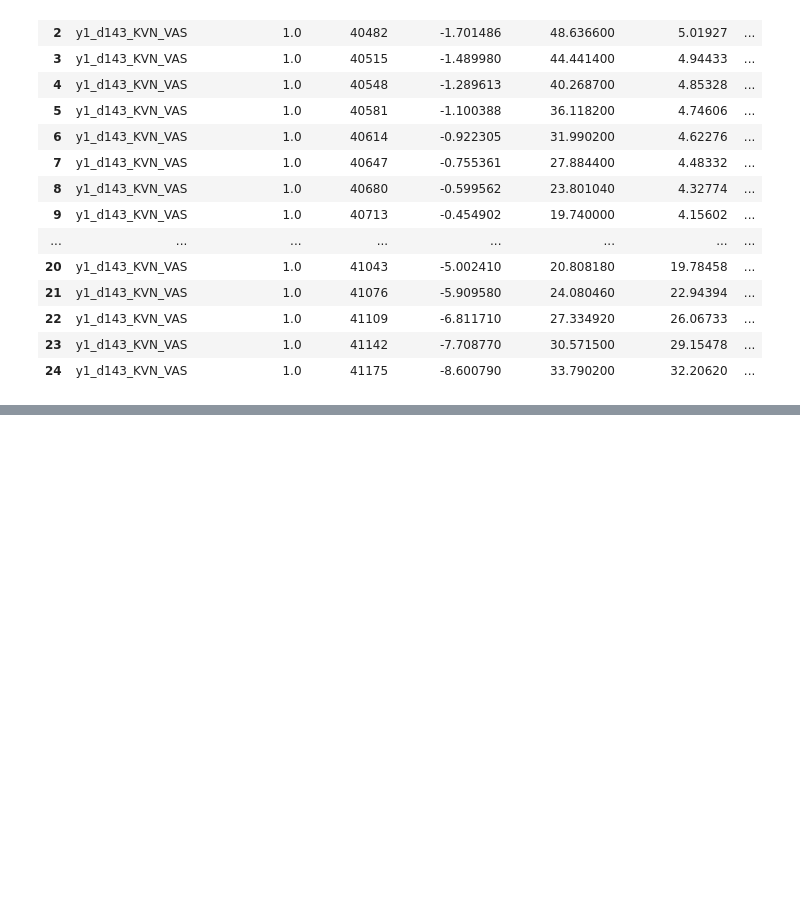
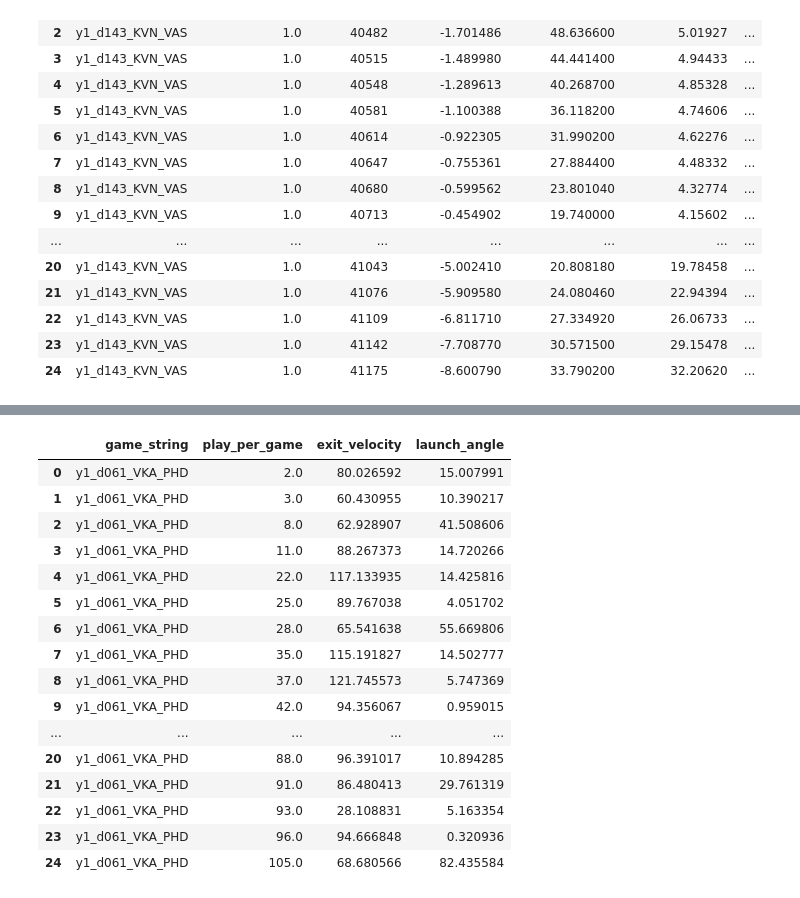
Before and after one commit to TDFelton/FirstPitchFastballFiesta, a Jupyter notebook: data_processing.ipynb, the cells around one changed output, grey strips where cells are left out. Saved outputs shown, nothing was run; the diff lists cells and outputs as text; code cells hidden in the pictures; blank space fills up the shorter version.

```diff
--- a/data_processing.ipynb
+++ b/data_processing.ipynb
@@ -368,0 +375,26 @@ cur.execute(join_event_with_pos)
+# %%
+del_null = """
+DELETE FROM ev_la
+WHERE exit_velocity IS NULL AND launch_angle IS NULL
+"""
+cur.execute(del_null)
+conn.commit()
+pd.read_sql("SELECT * FROM ev_la", conn).head(25)
+# %% [output]
+|  | game_string | play_per_game | exit_velocity | launch_angle |
+| 0 | y1_d061_VKA_PHD | 2.0 | 80.026592 | 15.007991 |
+| 1 | y1_d061_VKA_PHD | 3.0 | 60.430955 | 10.390217 |
+| 2 | y1_d061_VKA_PHD | 8.0 | 62.928907 | 41.508606 |
+| 3 | y1_d061_VKA_PHD | 11.0 | 88.267373 | 14.720266 |
+| 4 | y1_d061_VKA_PHD | 22.0 | 117.133935 | 14.425816 |
+| 5 | y1_d061_VKA_PHD | 25.0 | 89.767038 | 4.051702 |
+| 6 | y1_d061_VKA_PHD | 28.0 | 65.541638 | 55.669806 |
+| 7 | y1_d061_VKA_PHD | 35.0 | 115.191827 | 14.502777 |
+| 8 | y1_d061_VKA_PHD | 37.0 | 121.745573 | 5.747369 |
+| 9 | y1_d061_VKA_PHD | 42.0 | 94.356067 | 0.959015 |
+| ... | ... | ... | ... | ... |
+| 20 | y1_d061_VKA_PHD | 88.0 | 96.391017 | 10.894285 |
+| 21 | y1_d061_VKA_PHD | 91.0 | 86.480413 | 29.761319 |
+| 22 | y1_d061_VKA_PHD | 93.0 | 28.108831 | 5.163354 |
+| 23 | y1_d061_VKA_PHD | 96.0 | 94.666848 | 0.320936 |
+| 24 | y1_d061_VKA_PHD | 105.0 | 68.680566 | 82.435584 |
```
Also changed, not shown: parts of 13 cells of this notebook.
